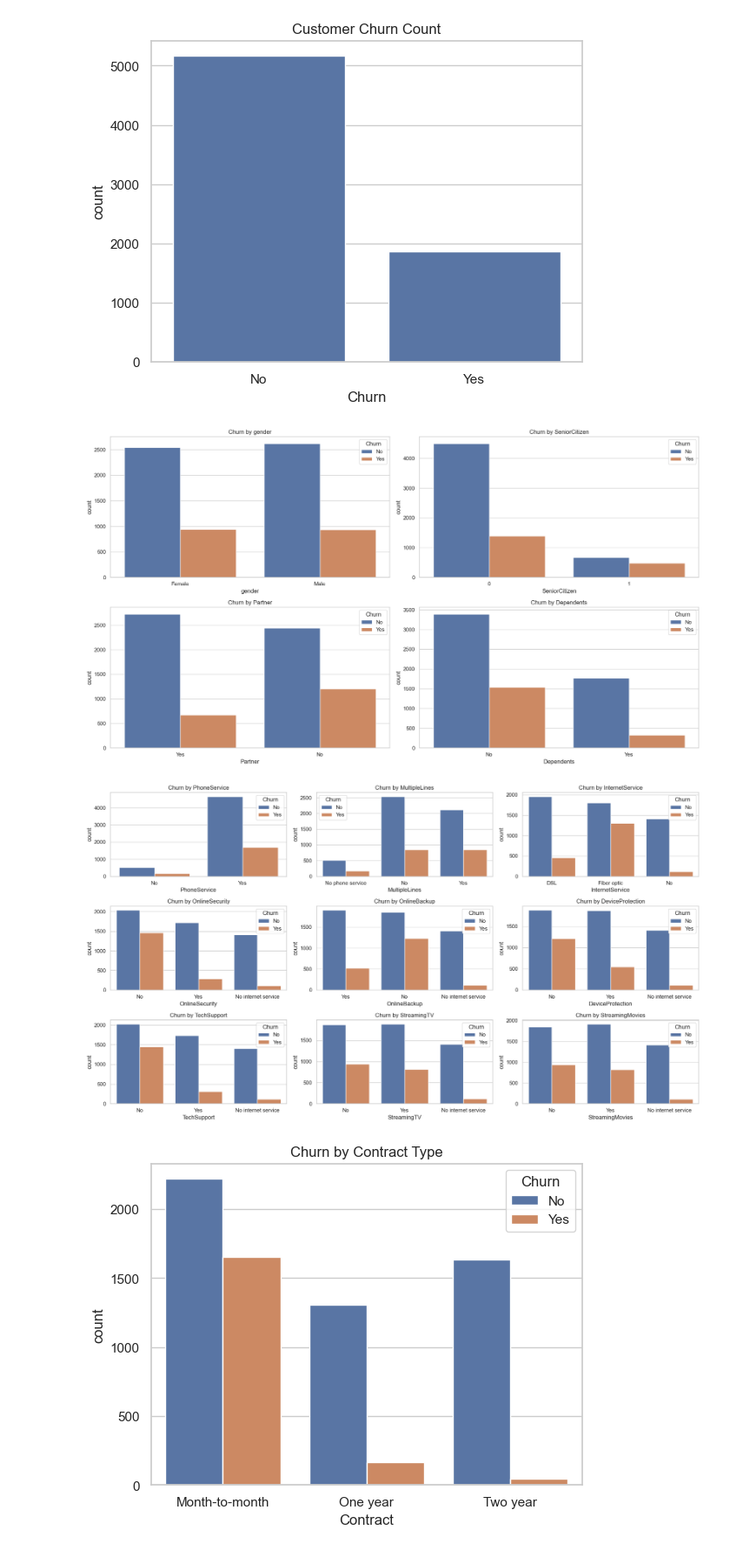
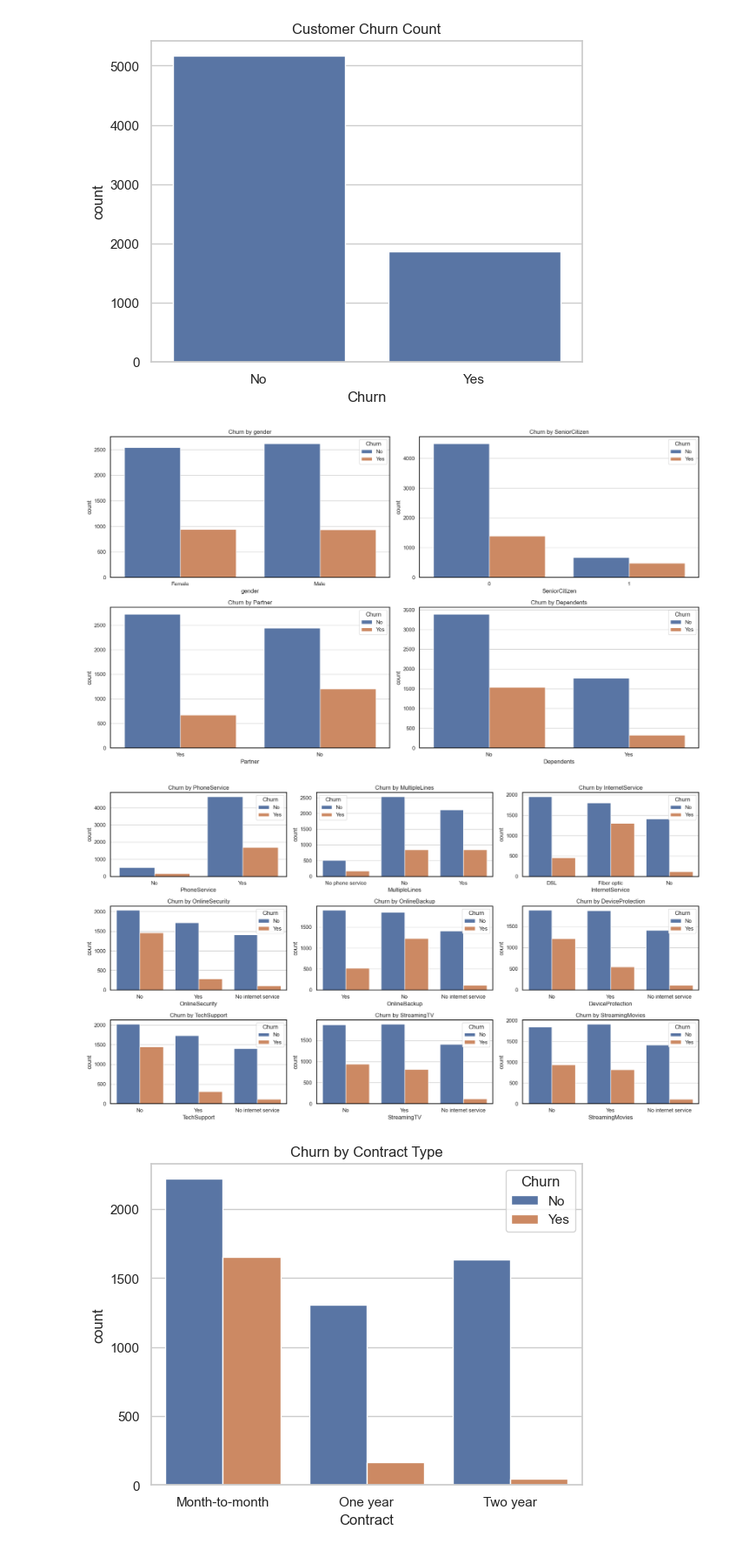
Before and after one commit to joshua-woodcore/telecom_churn_analysis, a Jupyter notebook: notebooks/churn_analysis.ipynb, the cells around one changed output. Shown at 87% size. Saved outputs shown, nothing was run; the diff lists cells and outputs as text; code cells hidden in the pictures.

```diff
--- a/notebooks/churn_analysis.ipynb
+++ b/notebooks/churn_analysis.ipynb
@@ -135,6 +136,15 @@ plt.title("Customer Churn Count")
 plt.show()
 # %% [output]
 [figure]
+# %%
+#Defining function to add borders around plots
+
+def add_border(ax, color='black', linewidth=1.5):
+
+   for spine in ax.spines.values():
+        spine.set_visible(True)
+        spine.set_edgecolor(color)
+        spine.set_linewidth(linewidth)
 # %%
 #Churn by Binary Demographics
 
@@ -148,31 +158,36 @@ for i, cols in enumerate(binary_cols):
     sns.countplot(data=df, x=cols, hue='Churn', ax=axes[row][col])
     axes[row][col].set_title(f"Churn by {cols}")
 
+    add_border(axes[row][col])
+
 plt.tight_layout()
+fig.savefig('../output/crunch_by_demographics.png')
 plt.show()
 # %% [output]
-[figure, old version]
+[figure, new version]
 # %%
 #Churn by Service Type
 
 service_cols = ['PhoneService', 'MultipleLines', 'InternetService',
                 'OnlineSecurity', 'OnlineBackup', 'DeviceProtection',
                 'TechSupport', 'StreamingTV', 'StreamingMovies']
 
 
 fig, axes = plt.subplots(3, 3, figsize=(18, 10))
 
 for i, cols in enumerate(service_cols):
     row = i // 3
     col = i % 3
     sns.countplot(data=df, x=cols, hue='Churn', ax=axes[row][col])
     axes[row][col].set_title(f"Churn by {cols}")
 
+    add_border(axes[row][col])
 
 plt.tight_layout()
+fig.savefig('../output/churn_by_service_type.png')
 plt.show()
 # %% [output]
-[figure, old version]
+[figure, new version]
 # %%
 #Churn by Contract & Payment Method
 
```
Also changed, not shown: parts of 4 cells of this notebook, 7 other files.
